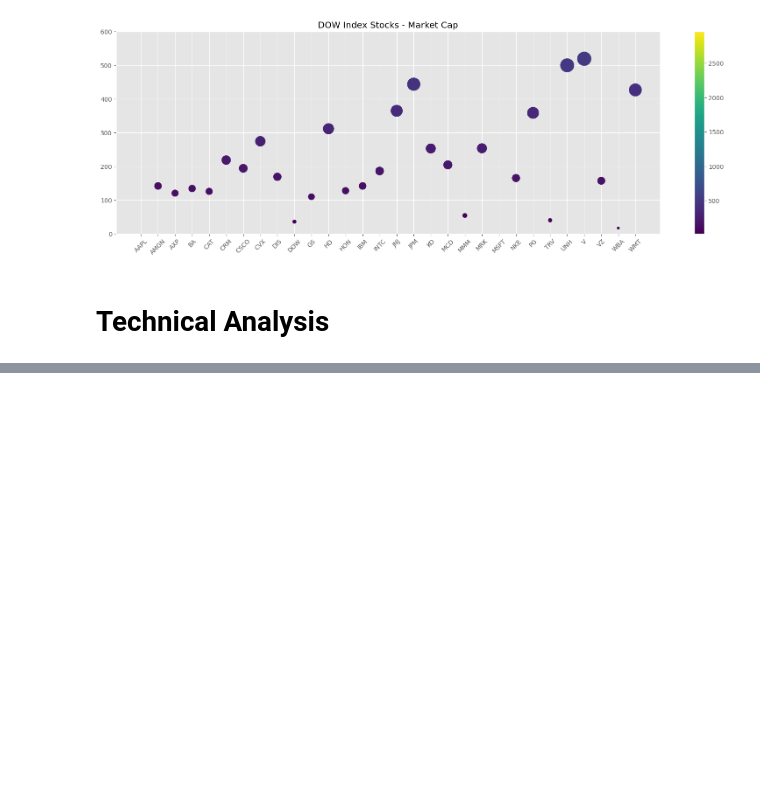
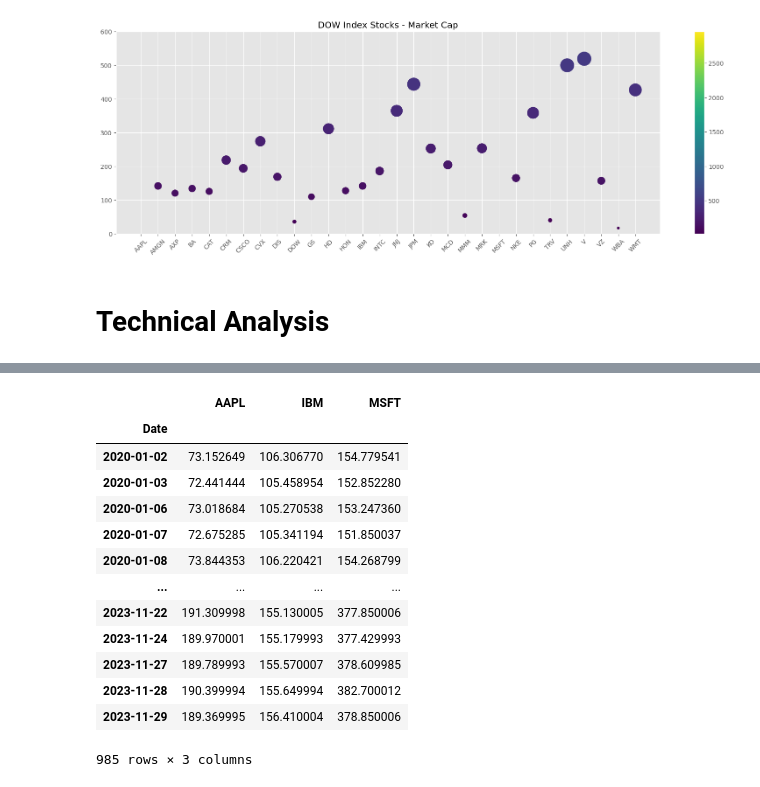
Before and after one commit to akshayyewle/Marketing-Analytics, a Jupyter notebook: 05 Yahoo Finance Tutorial/Python Code - 29 Nov 2023.ipynb, the cells around one changed output, grey strips where cells are left out. Cells and saved outputs as stored; diff of their text form; code cells hidden in the pictures; blank space fills up the shorter version.

```diff
--- a/05 Yahoo Finance Tutorial/Python Code - 29 Nov 2023.ipynb
+++ b/05 Yahoo Finance Tutorial/Python Code - 29 Nov 2023.ipynb
@@ -789,0 +835,17 @@ plt.show()
+# %%
+MyStocks_Tech_Data_CP = MyStocks_Tech_Data.loc[:,'Adj Close']
+# %% [output]
+|  | AAPL | IBM | MSFT |
+| Date |  |  |  |
+| 2020-01-02 | 73.152649 | 106.306770 | 154.779541 |
+| 2020-01-03 | 72.441444 | 105.458954 | 152.852280 |
+| 2020-01-06 | 73.018684 | 105.270538 | 153.247360 |
+| 2020-01-07 | 72.675285 | 105.341194 | 151.850037 |
+| 2020-01-08 | 73.844353 | 106.220421 | 154.268799 |
+| ... | ... | ... | ... |
+| 2023-11-22 | 191.309998 | 155.130005 | 377.850006 |
+| 2023-11-24 | 189.970001 | 155.179993 | 377.429993 |
+| 2023-11-27 | 189.789993 | 155.570007 | 378.609985 |
+| 2023-11-28 | 190.399994 | 155.649994 | 382.700012 |
+| 2023-11-29 | 189.369995 | 156.410004 | 378.850006 |
+985 rows × 3 columns
```
Also changed, not shown: parts of 6 cells of this notebook.
